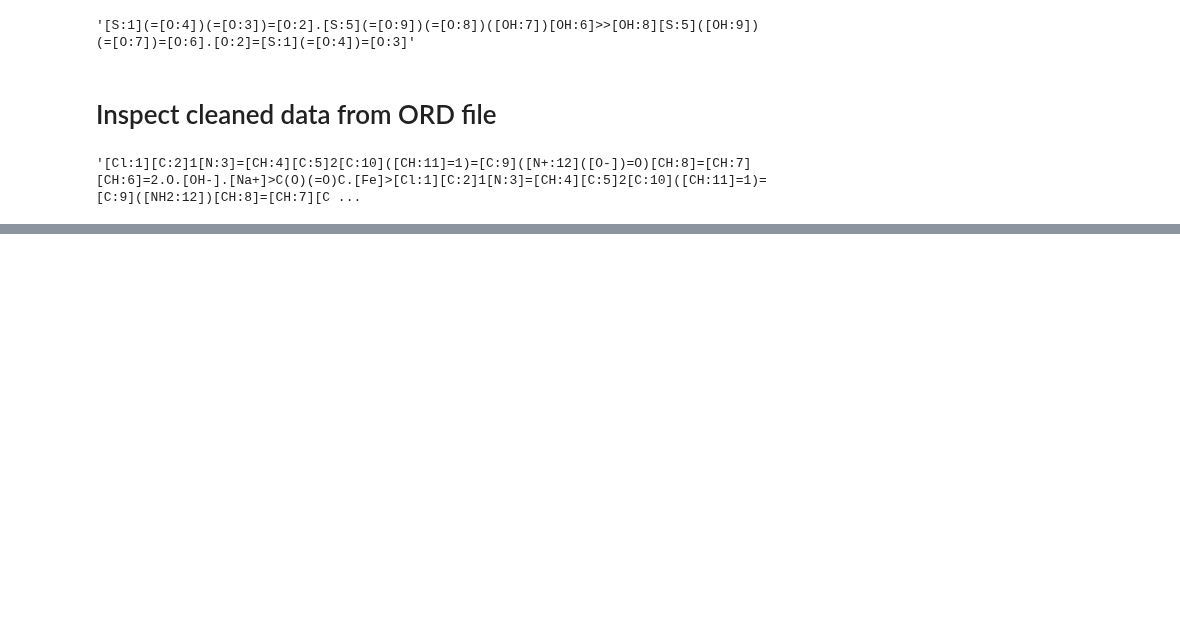
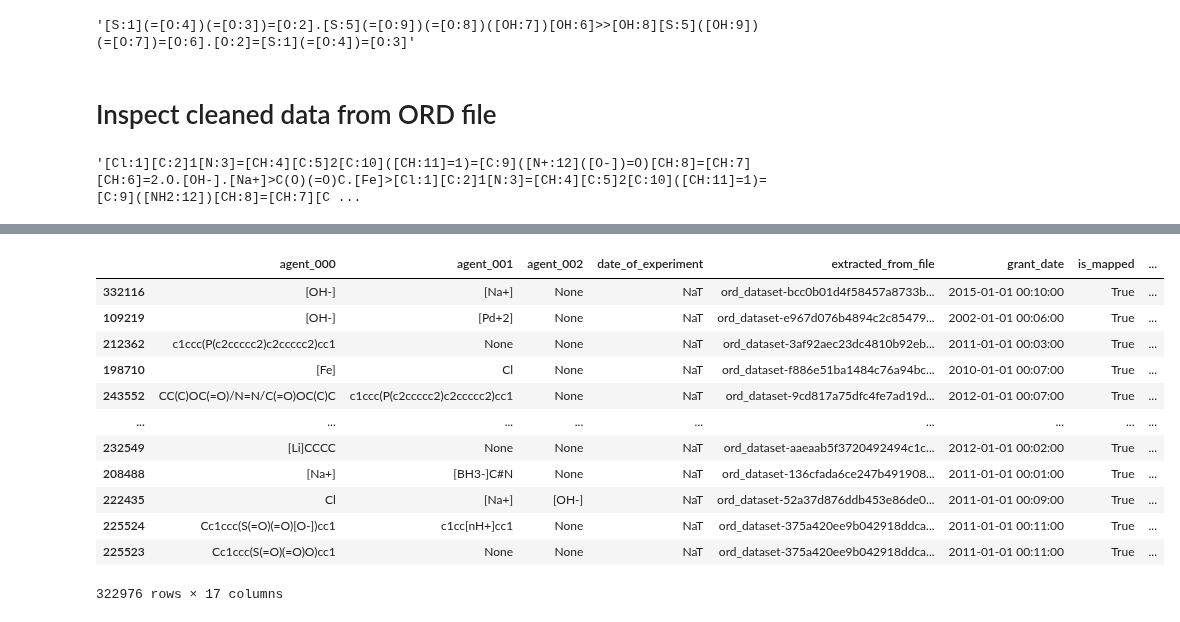
Before and after one commit to sustainable-processes/ORDerly, a Jupyter notebook: notebooks/inspect_orderly_data.ipynb, the cells around one changed output, grey strips where cells are left out. Saved outputs shown, nothing was run; the diff lists cells and outputs as text; code cells hidden in the pictures; blank space fills up the shorter version.

```diff
--- a/notebooks/inspect_orderly_data.ipynb
+++ b/notebooks/inspect_orderly_data.ipynb
@@ -65,0 +68,31 @@ df['rxn_str'][0]
+# %%
+import pathlib
+import zipfile
+
+import pandas as pd
+import requests
+
+
+def download_benchmark(
+    benchmark_zip_file="orderly_benchmark.zip",
+    benchmark_directory="orderly_benchmark/",
+    version=2,
+):
+    figshare_url = (
+        f"https://figshare.com/ndownloader/articles/23298467/versions/{version}"
+    )
+    print(f"Downloading benchmark from {figshare_url} to {benchmark_zip_file}")
+    r = requests.get(figshare_url, allow_redirects=True)
+    with open(benchmark_zip_file, "wb") as f:
+        f.write(r.content)
+
+    print("Unzipping benchmark")
+    benchmark_directory = pathlib.Path(benchmark_directory)
+    benchmark_directory.mkdir(parents=True, exist_ok=True)
+    with zipfile.ZipFile(benchmark_zip_file, "r") as zip_ref:
+        zip_ref.extractall(benchmark_directory)
+
+
+download_benchmark()
+train_df = pd.read_parquet("orderly_benchmark/orderly_benchmark_train.parquet")
+test_df = pd.read_parquet("orderly_benchmark/orderly_benchmark_test.parquet")
@@ -65,0 +102,16 @@ df['rxn_str'][0]
+# %%
+train_df
+# %% [output]
+|  | agent_000 | agent_001 | agent_002 | date_of_experiment | extracted_from_file | grant_date | is_mapped | ... |
+| 332116 | [OH-] | [Na+] | None | NaT | ord_dataset-bcc0b01d4f58457a8733b... | 2015-01-01 00:10:00 | True | ... |
+| 109219 | [OH-] | [Pd+2] | None | NaT | ord_dataset-e967d076b4894c2c85479... | 2002-01-01 00:06:00 | True | ... |
+| 212362 | c1ccc(P(c2ccccc2)c2ccccc2)cc1 | None | None | NaT | ord_dataset-3af92aec23dc4810b92eb... | 2011-01-01 00:03:00 | True | ... |
+| 198710 | [Fe] | Cl | None | NaT | ord_dataset-f886e51ba1484c76a94bc... | 2010-01-01 00:07:00 | True | ... |
+| 243552 | CC(C)OC(=O)/N=N/C(=O)OC(C)C | c1ccc(P(c2ccccc2)c2ccccc2)cc1 | None | NaT | ord_dataset-9cd817a75dfc4fe7ad19d... | 2012-01-01 00:07:00 | True | ... |
+| ... | ... | ... | ... | ... | ... | ... | ... | ... |
+| 232549 | [Li]CCCC | None | None | NaT | ord_dataset-aaeaab5f3720492494c1c... | 2012-01-01 00:02:00 | True | ... |
+| 208488 | [Na+] | [BH3-]C#N | None | NaT | ord_dataset-136cfada6ce247b491908... | 2011-01-01 00:01:00 | True | ... |
+| 222435 | Cl | [Na+] | [OH-] | NaT | ord_dataset-52a37d876ddb453e86de0... | 2011-01-01 00:09:00 | True | ... |
+| 225524 | Cc1ccc(S(=O)(=O)[O-])cc1 | c1cc[nH+]cc1 | None | NaT | ord_dataset-375a420ee9b042918ddca... | 2011-01-01 00:11:00 | True | ... |
+| 225523 | Cc1ccc(S(=O)(=O)O)cc1 | None | None | NaT | ord_dataset-375a420ee9b042918ddca... | 2011-01-01 00:11:00 | True | ... |
+322976 rows × 17 columns
```
Also changed, not shown: parts of 4 cells of this notebook, 5 other files.
